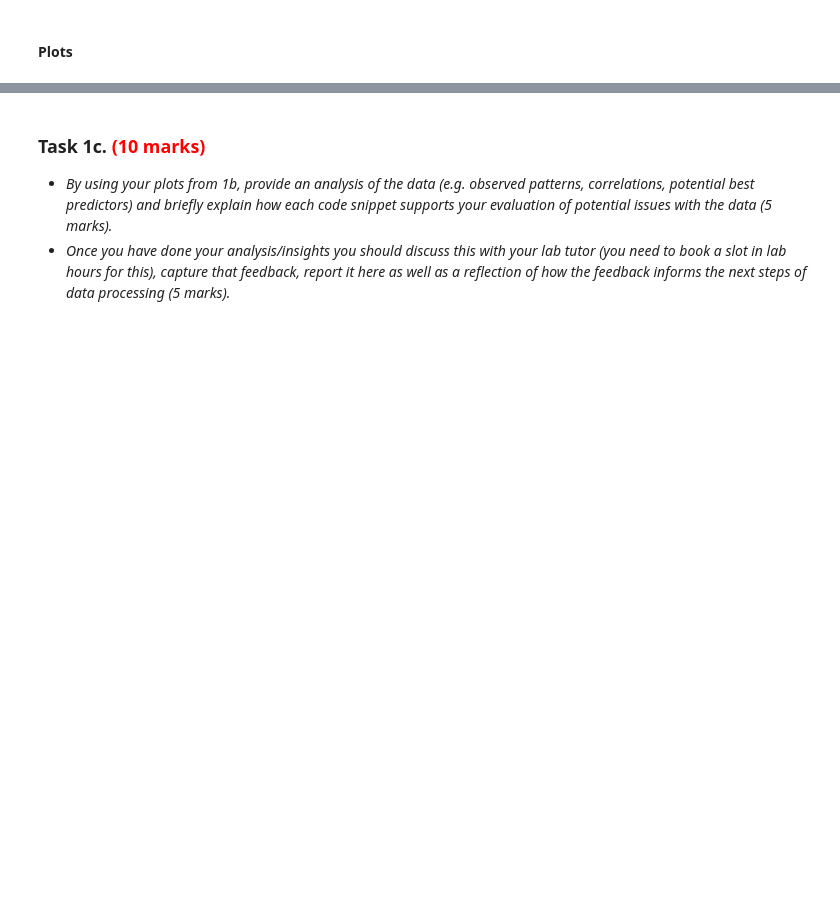
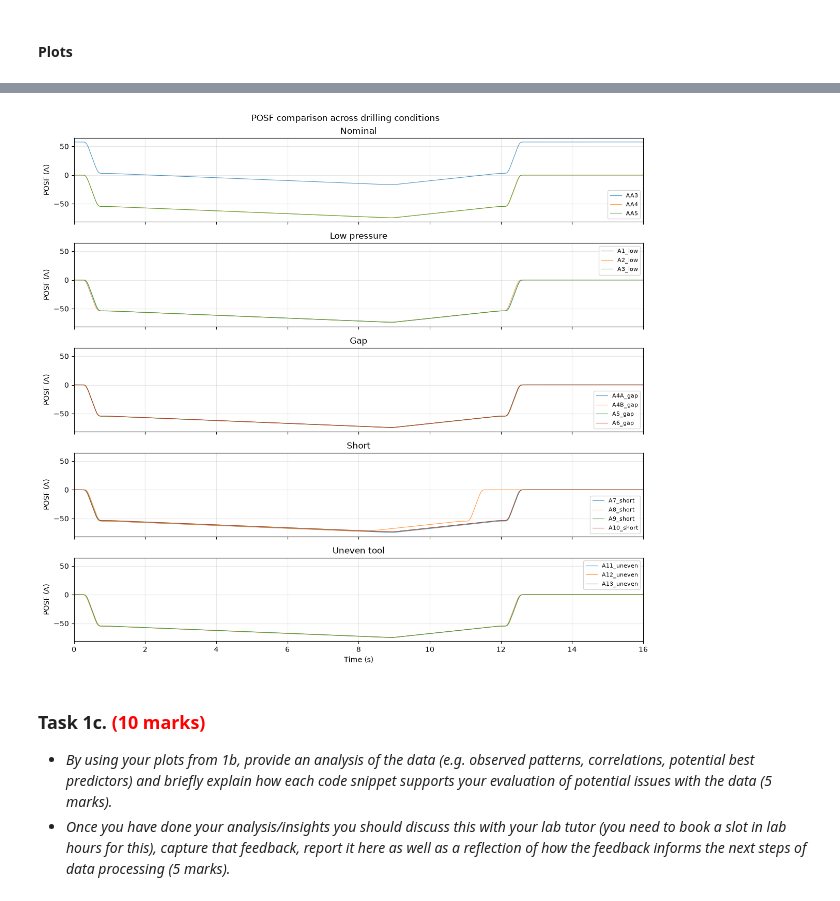
Before and after one commit to Eillcon/Machine-learning-case-study, a Jupyter notebook: 202627_MMME4125_cw_egyco3.ipynb, the cells around one changed output, grey strips where cells are left out. Cells and saved outputs as stored; diff of their text form; code cells hidden in the pictures; blank space fills up the shorter version.

```diff
--- a/202627_MMME4125_cw_egyco3.ipynb
+++ b/202627_MMME4125_cw_egyco3.ipynb
@@ -249,3 +364,34 @@ I am starting by analysing all variables of a single 'nominal' drilling cycle
+# %%
+fig, axes = plt.subplots(5, 1, figsize=(12, 11),
+                         sharex=True, sharey=True)
+
+for ax, (condition, folders) in zip(axes, conditions.items()):
+
+    for folder in folders:
+        file = next(f for f in csv_files if f.parent.name == folder)
+        df = pd.read_csv(file, skiprows=[0, 1, 3])
+
+        ax.plot(
+            df["Time"] / 1000,
+            df["POSF"],
+            label=folder,
+            linewidth=0.8,
+            alpha=0.8
+        )
+
+    ax.set_ylabel("POSF (A)")
+    ax.set_title(condition)
+    ax.legend(fontsize=8)
+    ax.grid(alpha=0.3)
+
+axes[-1].set_xlabel("Time (s)")
+axes[-1].set_xlim(0, 16)
+
+fig.suptitle("POSF comparison across drilling conditions")
+plt.tight_layout()
+plt.show()
+# %% [output]
+[figure, added]
 # %% [markdown]
 ### Task 1c. <span style="color:red">(10 marks)</span>
 
```
Also changed, not shown: parts of 8 cells of this notebook.
